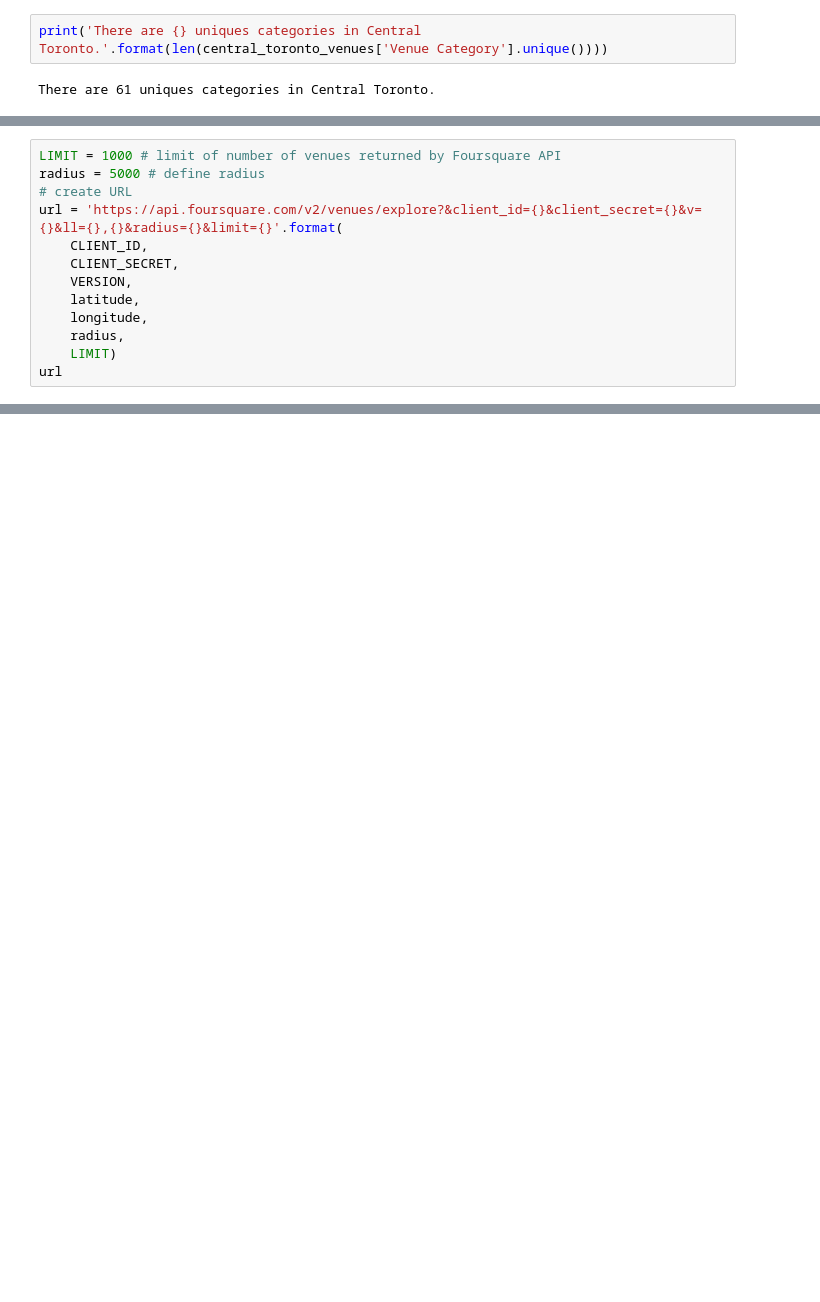
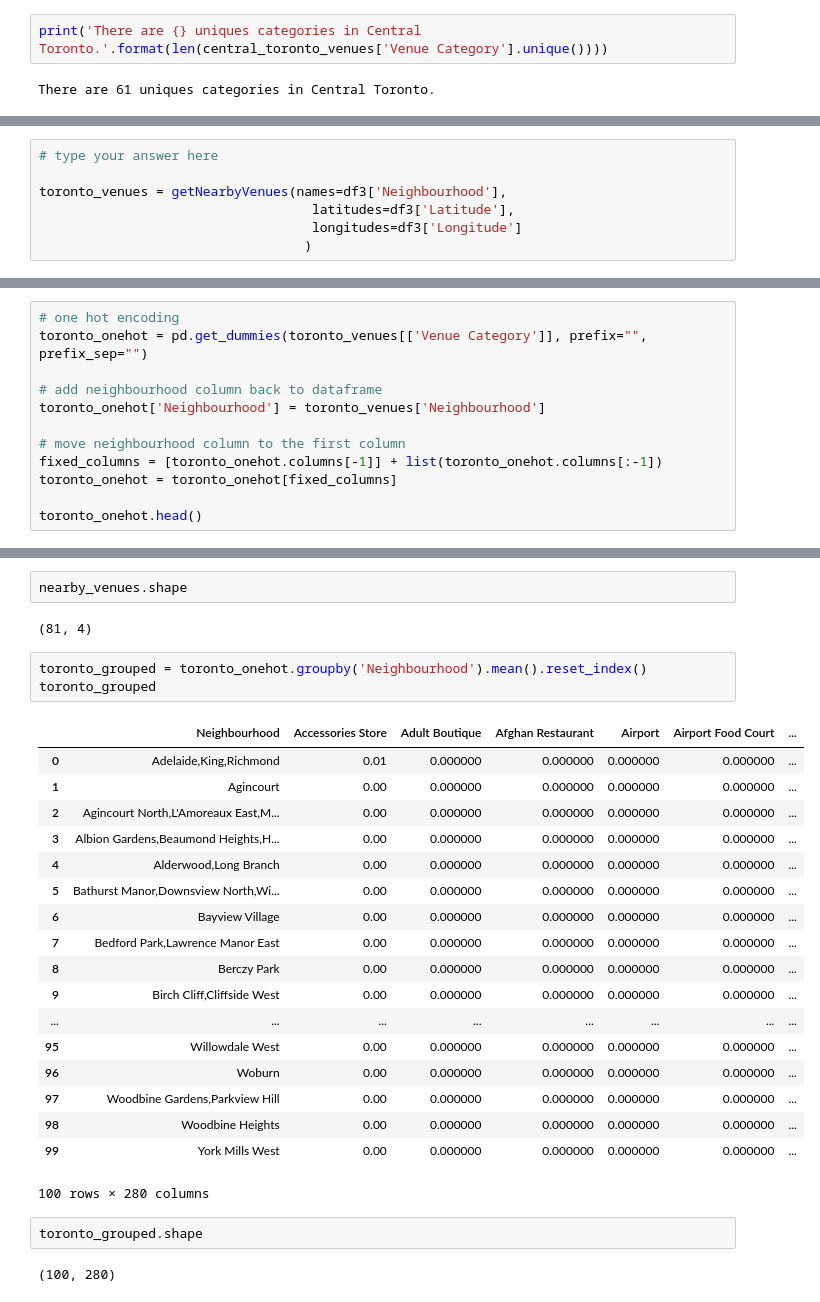
Before and after one commit to OxanaFalk/Coursera_Capstone, a Jupyter notebook: Assignment week 3, notebook 3 of 3.ipynb, the cells around one changed output, grey strips where cells are left out. Drawn from its saved outputs; the diff is of its cells as text; blank space fills up the shorter version.

```diff
--- a/Assignment week 3, notebook 3 of 3.ipynb
+++ b/Assignment week 3, notebook 3 of 3.ipynb
@@ -357,14 +357 @@ I'll go back to analyzing the whole city of Toronro instead of one borough since
 Therefore, I'll need to repeat some of the steps from above at first.
-# %%
-LIMIT = 1000 # limit of number of venues returned by Foursquare API
-radius = 5000 # define radius
-# create URL
-url = 'https://api.foursquare.com/v2/venues/explore?&client_id={}&client_secret={}&v={}&ll={},{}&radius={}&limit={}'.format(
-    CLIENT_ID,
-    CLIENT_SECRET,
-    VERSION,
-    latitude,
-    longitude,
-    radius,
-    LIMIT)
-url
@@ -372,0 +398,7 @@ url
+# %%
+# type your answer here
+
+toronto_venues = getNearbyVenues(names=df3['Neighbourhood'],
+                                   latitudes=df3['Latitude'],
+                                   longitudes=df3['Longitude']
+                                  )
@@ -372,0 +450,12 @@ url
+# %%
+# one hot encoding
+toronto_onehot = pd.get_dummies(toronto_venues[['Venue Category']], prefix="", prefix_sep="")
+
+# add neighbourhood column back to dataframe
+toronto_onehot['Neighbourhood'] = toronto_venues['Neighbourhood']
+
+# move neighbourhood column to the first column
+fixed_columns = [toronto_onehot.columns[-1]] + list(toronto_onehot.columns[:-1])
+toronto_onehot = toronto_onehot[fixed_columns]
+
+toronto_onehot.head()
@@ -372,0 +508,30 @@ url
+# %%
+nearby_venues.shape
+# %% [output]
+(81, 4)
+# %%
+toronto_grouped = toronto_onehot.groupby('Neighbourhood').mean().reset_index()
+toronto_grouped
+# %% [output]
+|  | Neighbourhood | Accessories Store | Adult Boutique | Afghan Restaurant | Airport | Airport Food Court | ... |
+| 0 | Adelaide,King,Richmond | 0.01 | 0.000000 | 0.000000 | 0.000000 | 0.000000 | ... |
+| 1 | Agincourt | 0.00 | 0.000000 | 0.000000 | 0.000000 | 0.000000 | ... |
+| 2 | Agincourt North,L'Amoreaux East,M... | 0.00 | 0.000000 | 0.000000 | 0.000000 | 0.000000 | ... |
+| 3 | Albion Gardens,Beaumond Heights,H... | 0.00 | 0.000000 | 0.000000 | 0.000000 | 0.000000 | ... |
+| 4 | Alderwood,Long Branch | 0.00 | 0.000000 | 0.000000 | 0.000000 | 0.000000 | ... |
+| 5 | Bathurst Manor,Downsview North,Wi... | 0.00 | 0.000000 | 0.000000 | 0.000000 | 0.000000 | ... |
+| 6 | Bayview Village | 0.00 | 0.000000 | 0.000000 | 0.000000 | 0.000000 | ... |
+| 7 | Bedford Park,Lawrence Manor East | 0.00 | 0.000000 | 0.000000 | 0.000000 | 0.000000 | ... |
+| 8 | Berczy Park | 0.00 | 0.000000 | 0.000000 | 0.000000 | 0.000000 | ... |
+| 9 | Birch Cliff,Cliffside West | 0.00 | 0.000000 | 0.000000 | 0.000000 | 0.000000 | ... |
+| ... | ... | ... | ... | ... | ... | ... | ... |
+| 95 | Willowdale West | 0.00 | 0.000000 | 0.000000 | 0.000000 | 0.000000 | ... |
+| 96 | Woburn | 0.00 | 0.000000 | 0.000000 | 0.000000 | 0.000000 | ... |
+| 97 | Woodbine Gardens,Parkview Hill | 0.00 | 0.000000 | 0.000000 | 0.000000 | 0.000000 | ... |
+| 98 | Woodbine Heights | 0.00 | 0.000000 | 0.000000 | 0.000000 | 0.000000 | ... |
+| 99 | York Mills West | 0.00 | 0.000000 | 0.000000 | 0.000000 | 0.000000 | ... |
+100 rows × 280 columns
+# %%
+toronto_grouped.shape
+# %% [output]
+(100, 280)
```
Also changed, not shown: parts of 25 cells of this notebook.
